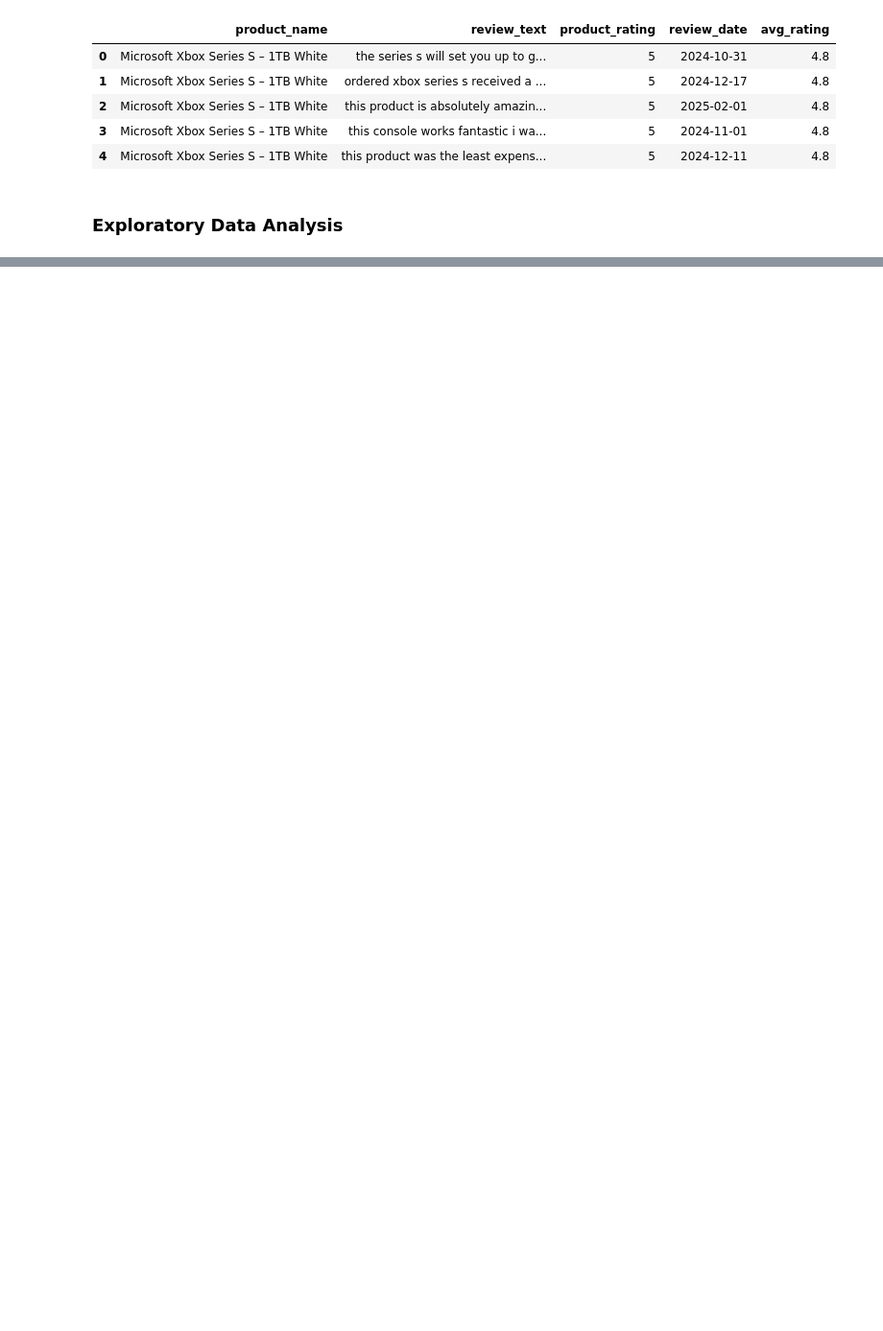
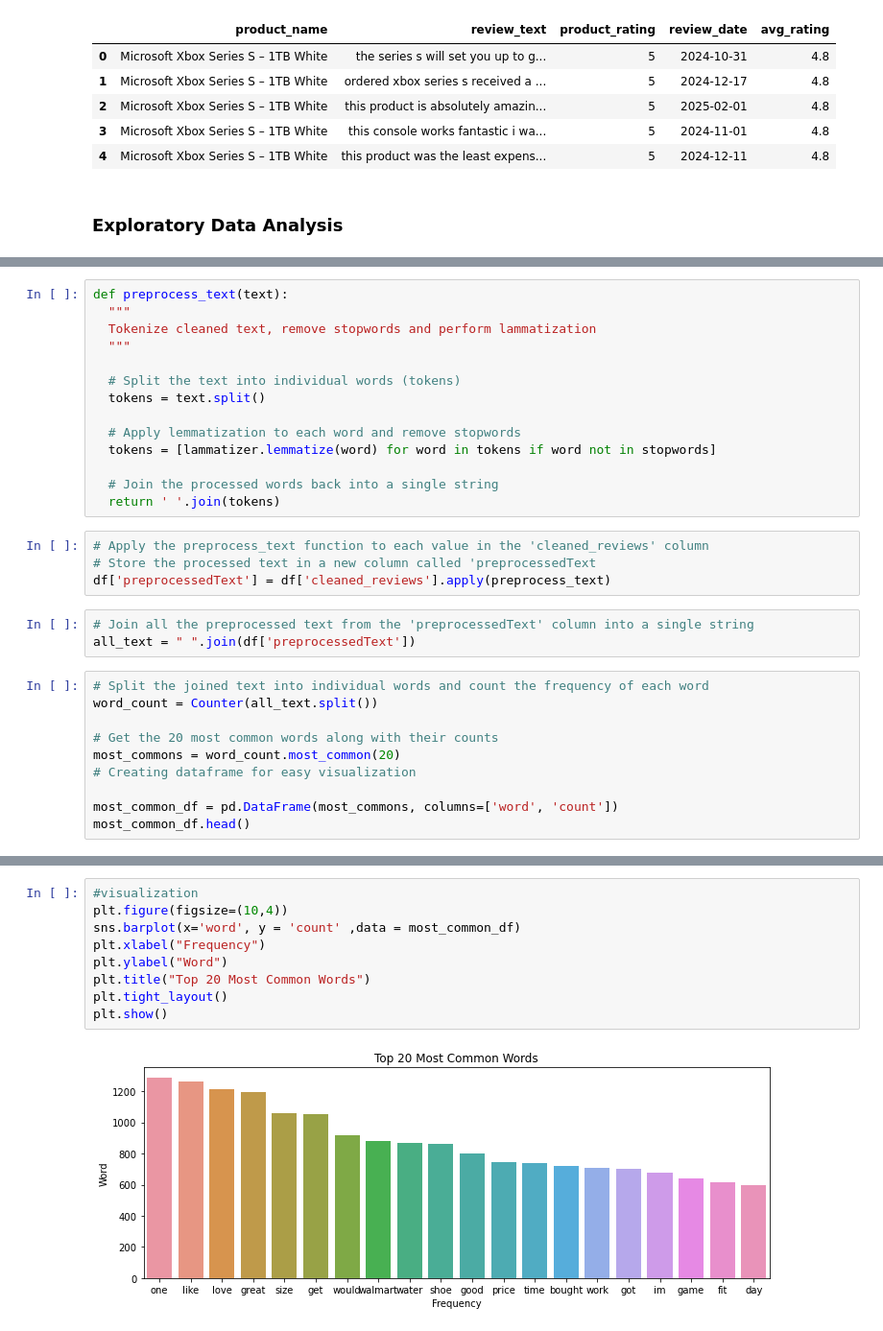
Before and after one commit to Masinde10/Group3-Phase5-Project, a Jupyter notebook: Sentiment Analysis.ipynb, the cells around one changed output, grey strips where cells are left out. Shown at 96% size. Saved outputs shown, nothing was run; the diff lists cells and outputs as text; blank space fills up the shorter version.

```diff
--- a/Sentiment Analysis.ipynb
+++ b/Sentiment Analysis.ipynb
@@ -225,0 +305,31 @@ df.head()
+# %%
+def preprocess_text(text):
+  """
+  Tokenize cleaned text, remove stopwords and perform lammatization
+  """
+
+  # Split the text into individual words (tokens)
+  tokens = text.split()
+
+  # Apply lemmatization to each word and remove stopwords
+  tokens = [lammatizer.lemmatize(word) for word in tokens if word not in stopwords]
+
+  # Join the processed words back into a single string
+  return ' '.join(tokens)
+# %%
+# Apply the preprocess_text function to each value in the 'cleaned_reviews' column
+# Store the processed text in a new column called 'preprocessedText
+df['preprocessedText'] = df['cleaned_reviews'].apply(preprocess_text)
+# %%
+# Join all the preprocessed text from the 'preprocessedText' column into a single string
+all_text = " ".join(df['preprocessedText'])
+# %%
+# Split the joined text into individual words and count the frequency of each word
+word_count = Counter(all_text.split())
+
+# Get the 20 most common words along with their counts
+most_commons = word_count.most_common(20)
+# Creating dataframe for easy visualization
+
+most_common_df = pd.DataFrame(most_commons, columns=['word', 'count'])
+most_common_df.head()
@@ -225,0 +343,11 @@ df.head()
+# %%
+#visualization
+plt.figure(figsize=(10,4))
+sns.barplot(x='word', y = 'count' ,data = most_common_df)
+plt.xlabel("Frequency")
+plt.ylabel("Word")
+plt.title("Top 20 Most Common Words")
+plt.tight_layout()
+plt.show()
+# %% [output]
+[figure, added]
```
Also changed, not shown: parts of 27 cells of this notebook.
